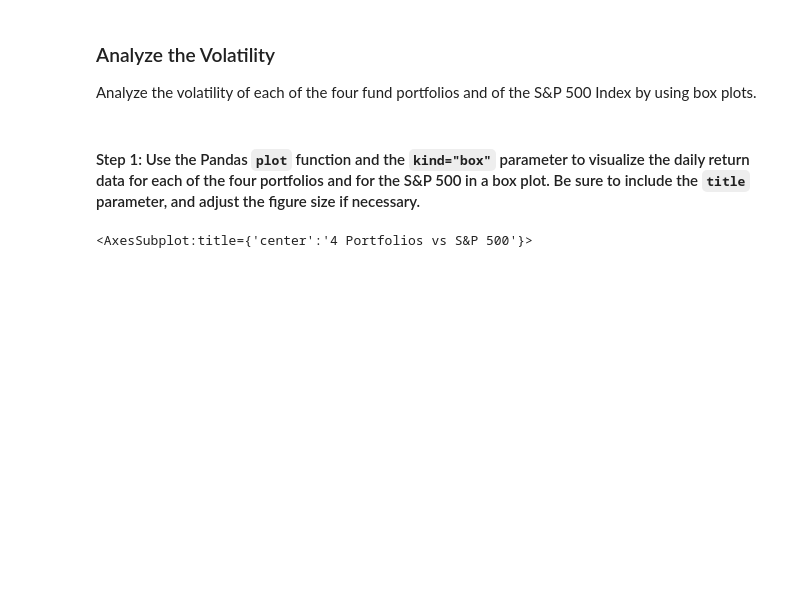
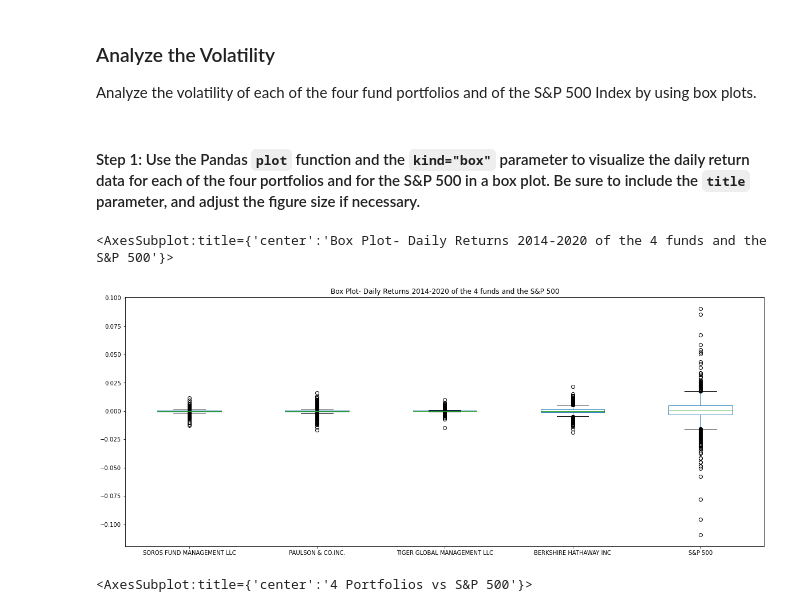
Before and after one commit to EGeorge2021r/Challenge4_Repo, a Jupyter notebook: Starter_Code/risk_return_analysis.ipynb, the cells around one changed output. Drawn from its saved outputs; the diff is of its cells as text; code cells hidden in the pictures; blank space fills up the shorter version.

```diff
--- a/Starter_Code/risk_return_analysis.ipynb
+++ b/Starter_Code/risk_return_analysis.ipynb
@@ -280,6 +280,12 @@ cumulative_returns.plot(figsize=(20,10), title="S&P 500 Cumulative Returns 2014-
 Analyze the volatility of each of the four fund portfolios and of the S&P 500 Index by using box plots.
 # %% [markdown]
 #### Step 1: Use the Pandas `plot` function and the `kind="box"` parameter to visualize the daily return data for each of the four portfolios and for the S&P 500 in a box plot. Be sure to include the `title` parameter, and adjust the figure size if necessary.
+# %%
+# Use the daily return data to create box plots to visualize the volatility of the 4 funds and the S&P 500
+daily_returns.plot.box(figsize=(20,8), title="Box Plot- Daily Returns 2014-2020 of the 4 funds and the S&P 500")
+# %% [output]
+<AxesSubplot:title={'center':'Box Plot- Daily Returns 2014-2020 of the 4 funds and the S&P 500'}>
+[figure, added]
 # %%
 # Use the daily return data to create box plots to visualize the volatility of the 4 funds and the S&P 500
 # Include a title parameter and adjust the figure size
```
Also changed, not shown: parts of 5 cells of this notebook.
